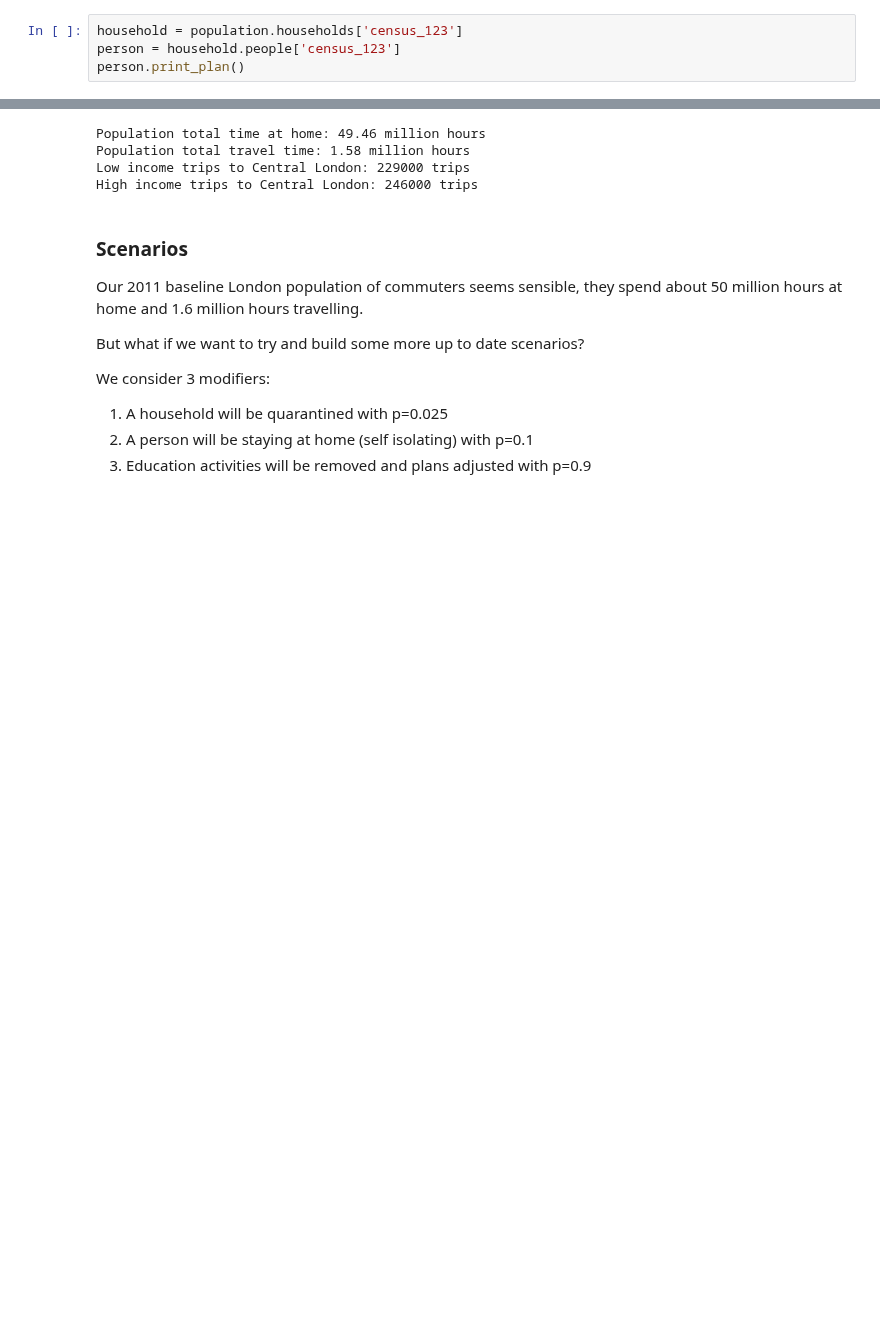
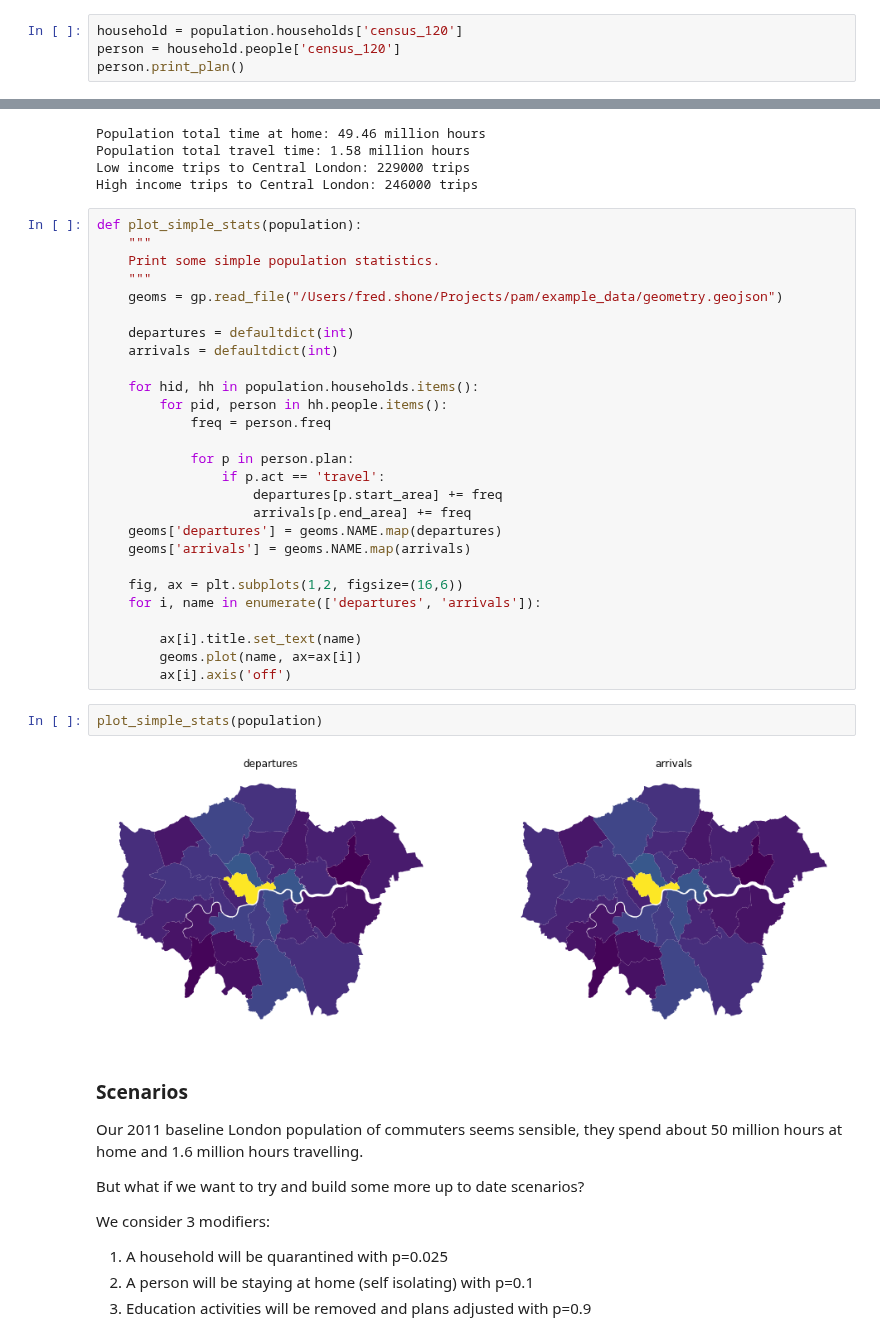
Before and after one commit to arup-group/pam, a Jupyter notebook: notebooks/pam-getting-started.ipynb, the cells around one changed output, grey strips where cells are left out. Saved outputs shown, nothing was run; the diff lists cells and outputs as text; blank space fills up the shorter version.

Commit message:
adds map to notebook example

```diff
--- a/notebooks/pam-getting-started.ipynb
+++ b/notebooks/pam-getting-started.ipynb
@@ -47,7 +50,7 @@ population = parse.load_travel_diary(trips, attributes)
 # %% [markdown]
 Let's check out an example Activity Plan and Attributes:
 # %%
-household = population.households['census_123']
-person = household.people['census_123']
+household = population.households['census_120']
+person = household.people['census_120']
 person.print_plan()
 # %% [output]
@@ -106,6 +109,37 @@ Population total time at home: 49.46 million hours
 Population total travel time: 1.58 million hours
 Low income trips to Central London: 229000 trips
 High income trips to Central London: 246000 trips
+# %%
+def plot_simple_stats(population):
+    """
+    Print some simple population statistics.
+    """
+    geoms = gp.read_file("/Users/fred.shone/Projects/pam/example_data/geometry.geojson")
+
+    departures = defaultdict(int)
+    arrivals = defaultdict(int)
+
+    for hid, hh in population.households.items():
+        for pid, person in hh.people.items():
+            freq = person.freq
+
+            for p in person.plan:
+                if p.act == 'travel':
+                    departures[p.start_area] += freq
+                    arrivals[p.end_area] += freq
+    geoms['departures'] = geoms.NAME.map(departures)
+    geoms['arrivals'] = geoms.NAME.map(arrivals)
+
+    fig, ax = plt.subplots(1,2, figsize=(16,6))
+    for i, name in enumerate(['departures', 'arrivals']):
+
+        ax[i].title.set_text(name)
+        geoms.plot(name, ax=ax[i])
+        ax[i].axis('off')
+# %%
+plot_simple_stats(population)
+# %% [output]
+[figure, added]
 # %% [markdown]
 ### Scenarios
 
```
Also changed, not shown: parts of 13 cells of this notebook.
